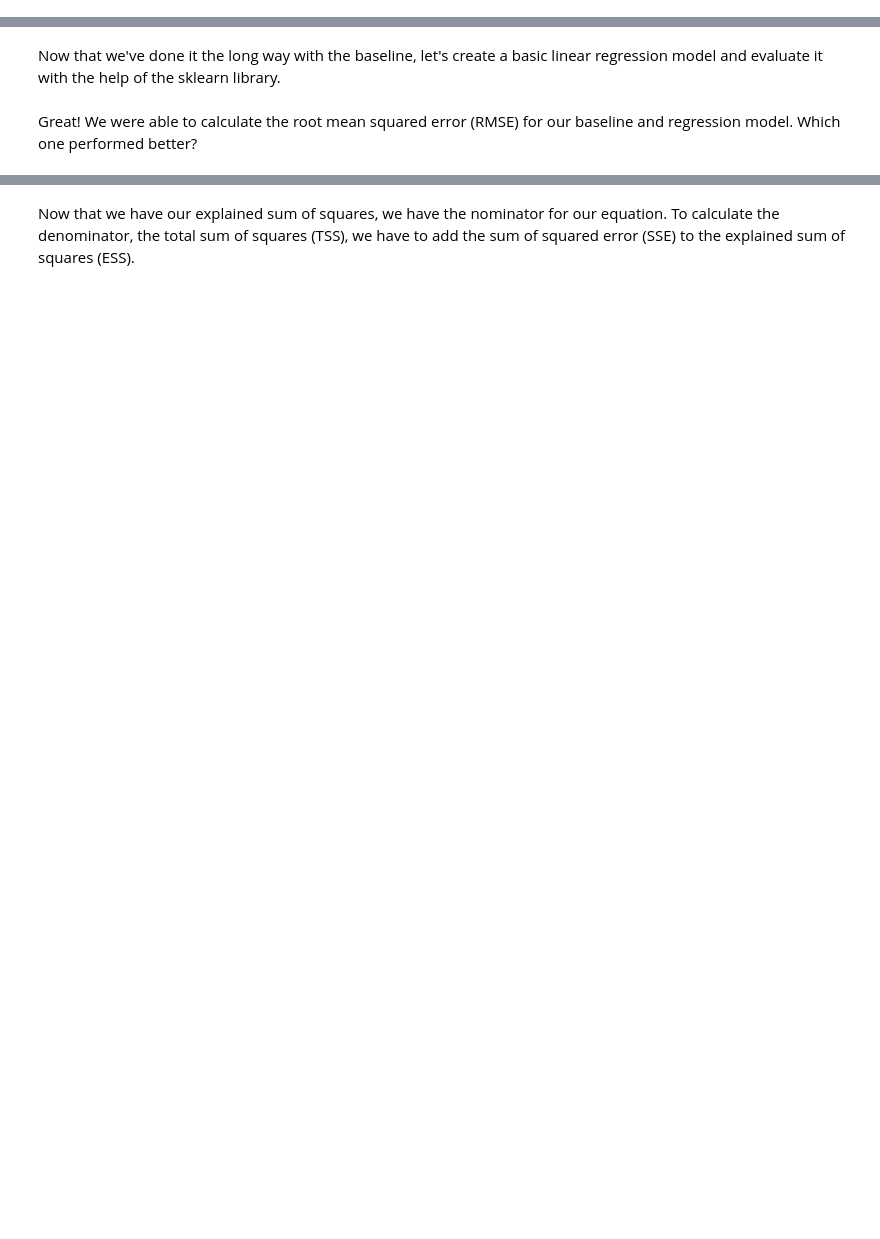
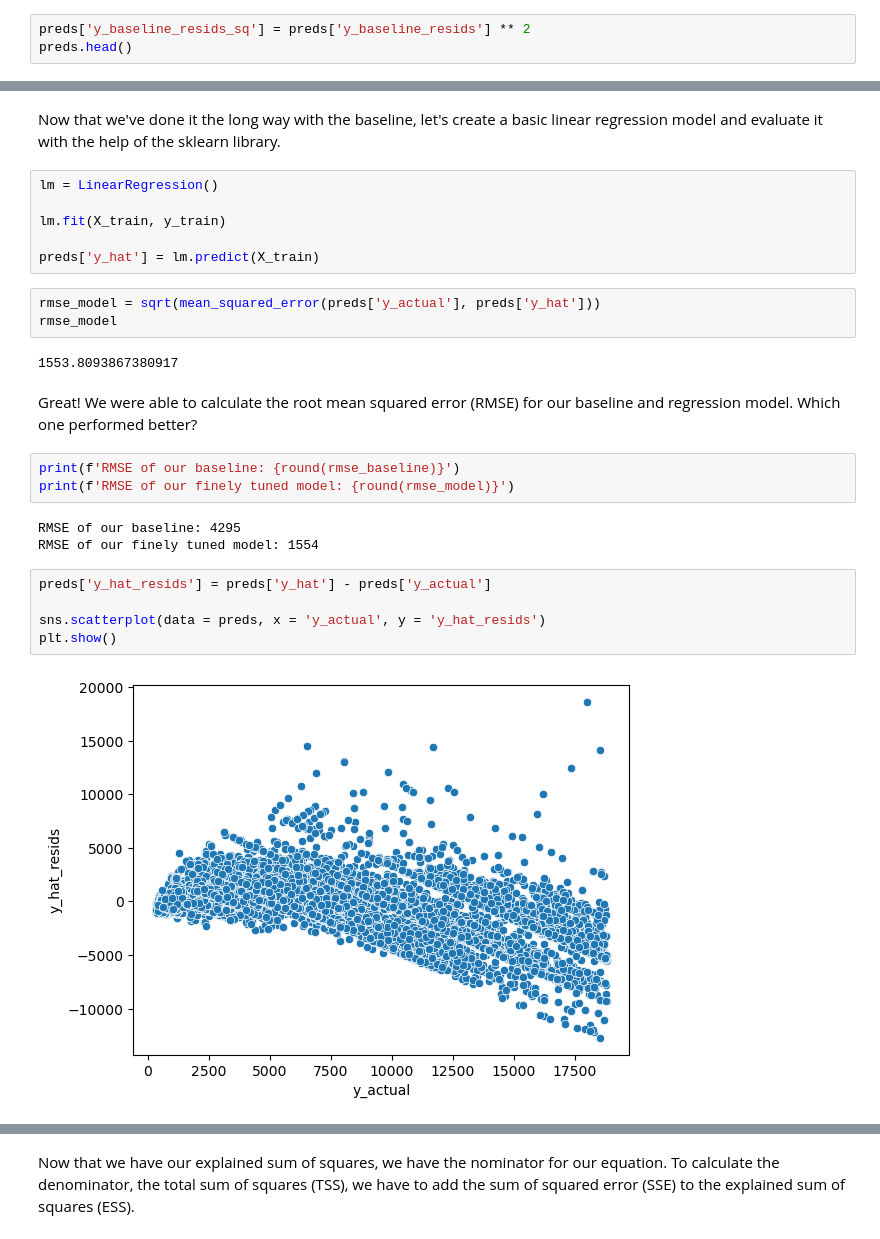
Before and after one commit to CodeupClassroom/somerville-regression, a Jupyter notebook: evaluation_lesson.ipynb, the cells around one changed output, grey strips where cells are left out. Cells and saved outputs as stored; diff of their text form; blank space fills up the shorter version.

```diff
--- a/evaluation_lesson.ipynb
+++ b/evaluation_lesson.ipynb
@@ -56,2 +84,5 @@ Let's calculate the residuals, which are the predicted values minus the actual o
 # %% [markdown]
 Now we can square the residuals, to eliminate the differences in the signs. This calculates the squared errors.
+# %%
+preds['y_baseline_resids_sq'] = preds['y_baseline_resids'] ** 2
+preds.head()
@@ -64,7 +117,31 @@ Finally, as the name implies, we can calculate the root mean squared error (RMSE
 # %% [markdown]
 Now that we've done it the long way with the baseline, let's create a basic linear regression model and evaluate it with the help of the sklearn library.
+# %%
+lm = LinearRegression()
+
+lm.fit(X_train, y_train)
+
+preds['y_hat'] = lm.predict(X_train)
+# %%
+rmse_model = sqrt(mean_squared_error(preds['y_actual'], preds['y_hat']))
+rmse_model
+# %% [output]
+1553.8093867380917
 # %% [markdown]
 Great! We were able to calculate the root mean squared error (RMSE) for our baseline and regression model. Which one performed better?
+# %%
+print(f'RMSE of our baseline: {round(rmse_baseline)}')
+print(f'RMSE of our finely tuned model: {round(rmse_model)}')
+# %% [output]
+RMSE of our baseline: 4295
+RMSE of our finely tuned model: 1554
+# %%
+preds['y_hat_resids'] = preds['y_hat'] - preds['y_actual']
+
+sns.scatterplot(data = preds, x = 'y_actual', y = 'y_hat_resids')
+plt.show()
+# %% [output]
+[figure, added]
 # %% [markdown]
 Now let's calculate the model significance. This can also be expressed as the R^2 value. The R^2 value equals the explained sum of squares divided by the total sum of squares. The equation with acronyms looks like this: R^2 = ESS / TSS.
 
```
Also changed, not shown: parts of 13 cells of this notebook.
